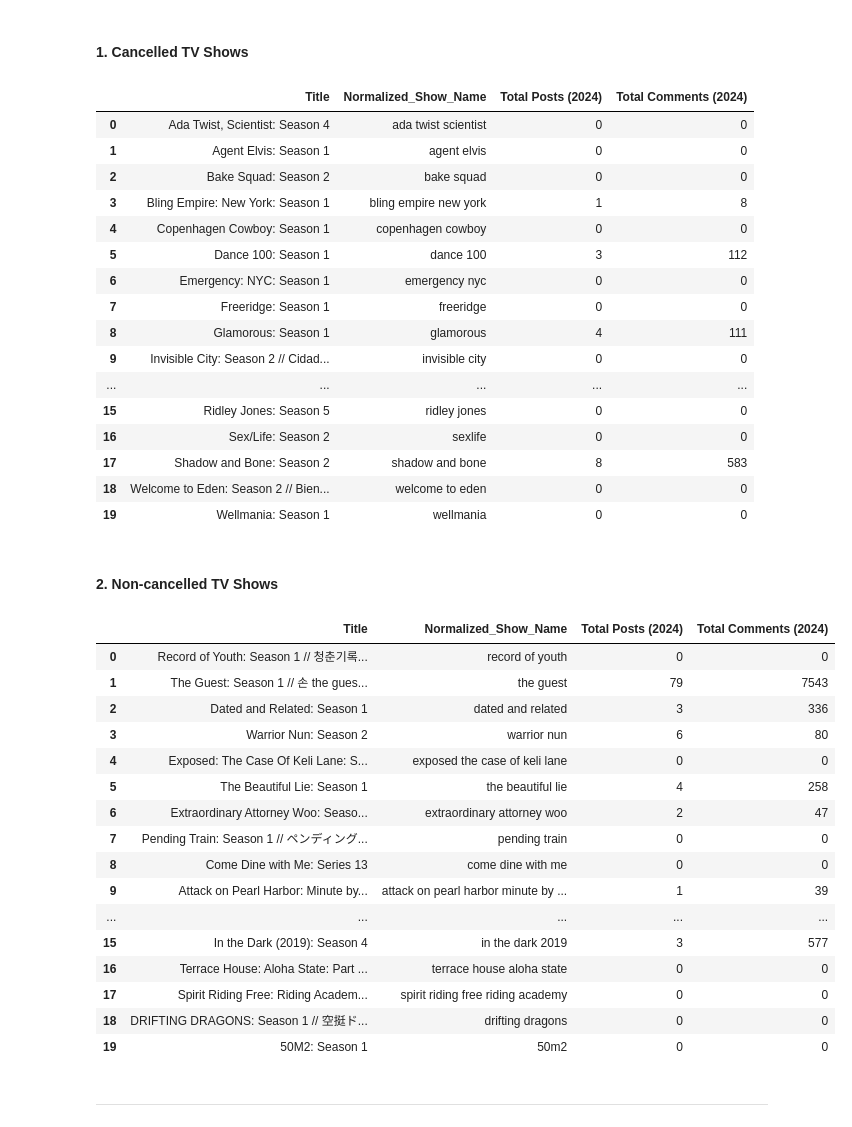
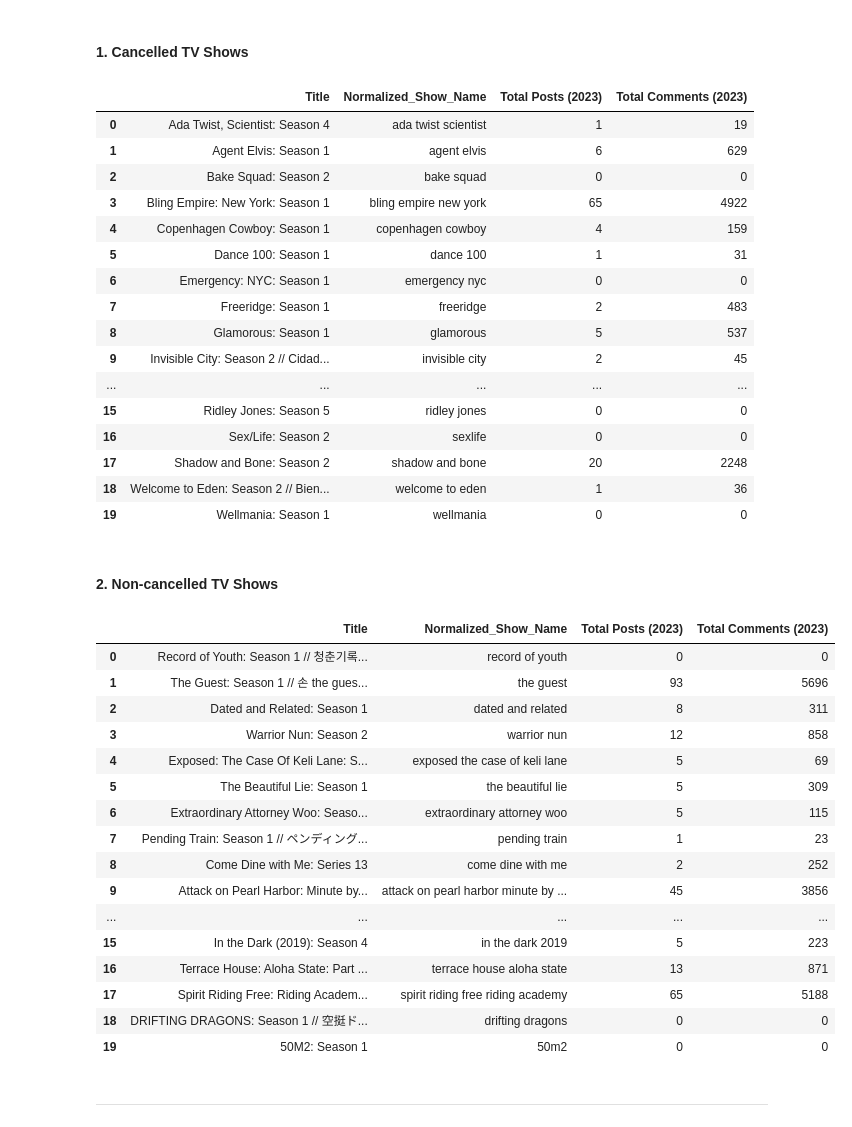
Before and after one commit to einavrobyncohen/DW64, a Jupyter notebook: notebooks/initial_analysis.ipynb, the cells around one changed output. Cells and saved outputs as stored; diff of their text form; code cells hidden in the pictures.

Commit message:
Reddit posts from 2023 rather than 2024

```diff
--- a/notebooks/initial_analysis.ipynb
+++ b/notebooks/initial_analysis.ipynb
@@ -722,7 +724,7 @@ def fetch_2024_discussion(subreddit_name, show_title):
 def get_discussion_counts(show):
     total_posts, total_comments = 0, 0 #Initialize counters for posts and comments
     for sub in subreddits_to_search:
-        posts, comments = fetch_2024_discussion(sub, show)
+        posts, comments = fetch_2023_discussion(sub, show)
         total_posts += posts
         total_comments += comments
     #Return as a Pandas Series so `apply()` can correctly assign values to multiple columns
@@ -734,25 +736,25 @@ We’ll loop through the shows in the cancelled and non-cancelled dataframes gen
 #### 1. Cancelled TV Shows
 # %%
 #Fetch Reddit data for cancelled shows
-merged_cancelled[['Total Posts (2024)', 'Total Comments (2024)']] = merged_cancelled['Normalized_Show_Name'].apply(get_discussion_counts)
-display(merged_cancelled[['Title', 'Normalized_Show_Name', 'Total Posts (2024)', 'Total Comments (2024)']])
+merged_cancelled[['Total Posts (2023)', 'Total Comments (2023)']] = merged_cancelled['Normalized_Show_Name'].apply(get_discussion_counts)
+display(merged_cancelled[['Title', 'Normalized_Show_Name', 'Total Posts (2023)', 'Total Comments (2023)']])
 # %% [output]
-|  | Title | Normalized_Show_Name | Total Posts (2024) | Total Comments (2024) |
-| 0 | Ada Twist, Scientist: Season 4 | ada twist scientist | 0 | 0 |
-| 1 | Agent Elvis: Season 1 | agent elvis | 0 | 0 |
+|  | Title | Normalized_Show_Name | Total Posts (2023) | Total Comments (2023) |
+| 0 | Ada Twist, Scientist: Season 4 | ada twist scientist | 1 | 19 |
+| 1 | Agent Elvis: Season 1 | agent elvis | 6 | 629 |
 | 2 | Bake Squad: Season 2 | bake squad | 0 | 0 |
-| 3 | Bling Empire: New York: Season 1 | bling empire new york | 1 | 8 |
-| 4 | Copenhagen Cowboy: Season 1 | copenhagen cowboy | 0 | 0 |
-| 5 | Dance 100: Season 1 | dance 100 | 3 | 112 |
+| 3 | Bling Empire: New York: Season 1 | bling empire new york | 65 | 4922 |
+| 4 | Copenhagen Cowboy: Season 1 | copenhagen cowboy | 4 | 159 |
+| 5 | Dance 100: Season 1 | dance 100 | 1 | 31 |
 | 6 | Emergency: NYC: Season 1 | emergency nyc | 0 | 0 |
-| 7 | Freeridge: Season 1 | freeridge | 0 | 0 |
-| 8 | Glamorous: Season 1 | glamorous | 4 | 111 |
-| 9 | Invisible City: Season 2 // Cidad... | invisible city | 0 | 0 |
+| 7 | Freeridge: Season 1 | freeridge | 2 | 483 |
+| 8 | Glamorous: Season 1 | glamorous | 5 | 537 |
+| 9 | Invisible City: Season 2 // Cidad... | invisible city | 2 | 45 |
 | ... | ... | ... | ... | ... |
 | 15 | Ridley Jones: Season 5 | ridley jones | 0 | 0 |
 | 16 | Sex/Life: Season 2 | sexlife | 0 | 0 |
-| 17 | Shadow and Bone: Season 2 | shadow and bone | 8 | 583 |
-| 18 | Welcome to Eden: Season 2 // Bien... | welcome to eden | 0 | 0 |
+| 17 | Shadow and Bone: Season 2 | shadow and bone | 20 | 2248 |
+| 18 | Welcome to Eden: Season 2 // Bien... | welcome to eden | 1 | 36 |
 | 19 | Wellmania: Season 1 | wellmania | 0 | 0 |
 # %%
 #Save results to CSV
@@ -760,24 +762,24 @@ merged_cancelled[['Title', 'Normalized_Show_Name', 'Total Posts (2024)', 'Total
 # %% [markdown]
 #### 2. Non-cancelled TV Shows
 # %%
-random_non_cancelled_shows[['Total Posts (2024)', 'Total Comments (2024)']] = random_non_cancelled_shows['Normalized_Show_Name'].apply(get_discussion_counts)
-display(random_non_cancelled_shows[['Title', 'Normalized_Show_Name', 'Total Posts (2024)', 'Total Comments (2024)']])
+random_non_cancelled_shows[['Total Posts (2023)', 'Total Comments (2023)']] = random_non_cancelled_shows['Normalized_Show_Name'].apply(get_discussion_counts)
+display(random_non_cancelled_shows[['Title', 'Normalized_Show_Name', 'Total Posts (2023)', 'Total Comments (2023)']])
 # %% [output]
-|  | Title | Normalized_Show_Name | Total Posts (2024) | Total Comments (2024) |
+|  | Title | Normalized_Show_Name | Total Posts (2023) | Total Comments (2023) |
 | 0 | Record of Youth: Season 1 // 청춘기록... | record of youth | 0 | 0 |
-| 1 | The Guest: Season 1 // 손 the gues... | the guest | 79 | 7543 |
-| 2 | Dated and Related: Season 1 | dated and related | 3 | 336 |
-| 3 | Warrior Nun: Season 2 | warrior nun | 6 | 80 |
-| 4 | Exposed: The Case Of Keli Lane: S... | exposed the case of keli lane | 0 | 0 |
-| 5 | The Beautiful Lie: Season 1 | the beautiful lie | 4 | 258 |
-| 6 | Extraordinary Attorney Woo: Seaso... | extraordinary attorney woo | 2 | 47 |
-| 7 | Pending Train: Season 1 // ペンディング... | pending train | 0 | 0 |
-| 8 | Come Dine with Me: Series 13 | come dine with me | 0 | 0 |
-| 9 | Attack on Pearl Harbor: Minute by... | attack on pearl harbor minute by ... | 1 | 39 |
+| 1 | The Guest: Season 1 // 손 the gues... | the guest | 93 | 5696 |
+| 2 | Dated and Related: Season 1 | dated and related | 8 | 311 |
+| 3 | Warrior Nun: Season 2 | warrior nun | 12 | 858 |
+| 4 | Exposed: The Case Of Keli Lane: S... | exposed the case of keli lane | 5 | 69 |
+| 5 | The Beautiful Lie: Season 1 | the beautiful lie | 5 | 309 |
+| 6 | Extraordinary Attorney Woo: Seaso... | extraordinary attorney woo | 5 | 115 |
+| 7 | Pending Train: Season 1 // ペンディング... | pending train | 1 | 23 |
+| 8 | Come Dine with Me: Series 13 | come dine with me | 2 | 252 |
+| 9 | Attack on Pearl Harbor: Minute by... | attack on pearl harbor minute by ... | 45 | 3856 |
 | ... | ... | ... | ... | ... |
-| 15 | In the Dark (2019): Season 4 | in the dark 2019 | 3 | 577 |
-| 16 | Terrace House: Aloha State: Part ... | terrace house aloha state | 0 | 0 |
-| 17 | Spirit Riding Free: Riding Academ... | spirit riding free riding academy | 0 | 0 |
+| 15 | In the Dark (2019): Season 4 | in the dark 2019 | 5 | 223 |
+| 16 | Terrace House: Aloha State: Part ... | terrace house aloha state | 13 | 871 |
+| 17 | Spirit Riding Free: Riding Academ... | spirit riding free riding academy | 65 | 5188 |
 | 18 | DRIFTING DRAGONS: Season 1 // 空挺ド... | drifting dragons | 0 | 0 |
 | 19 | 50M2: Season 1 | 50m2 | 0 | 0 |
 # %%
```
Also changed, not shown: parts of 5 cells of this notebook, 5 other files.
